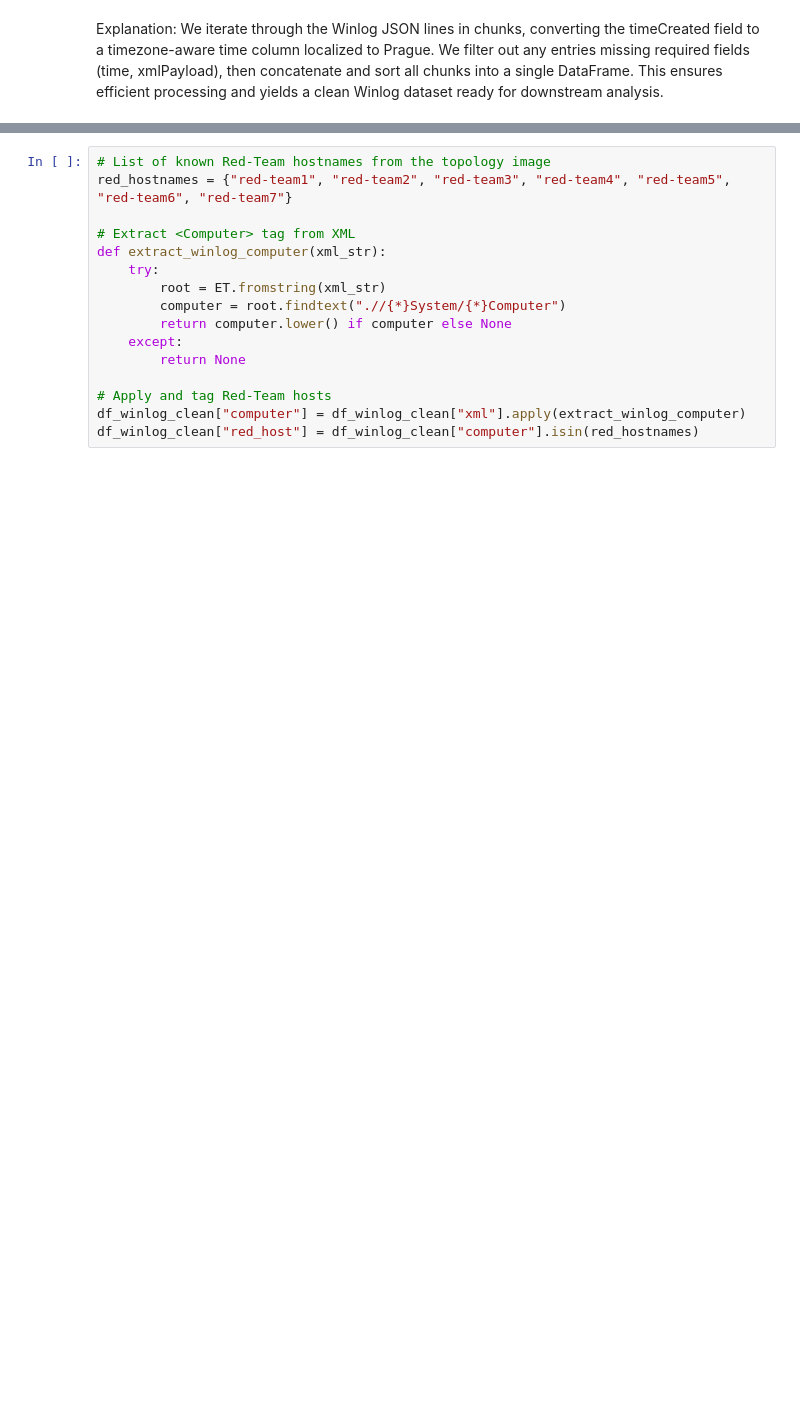
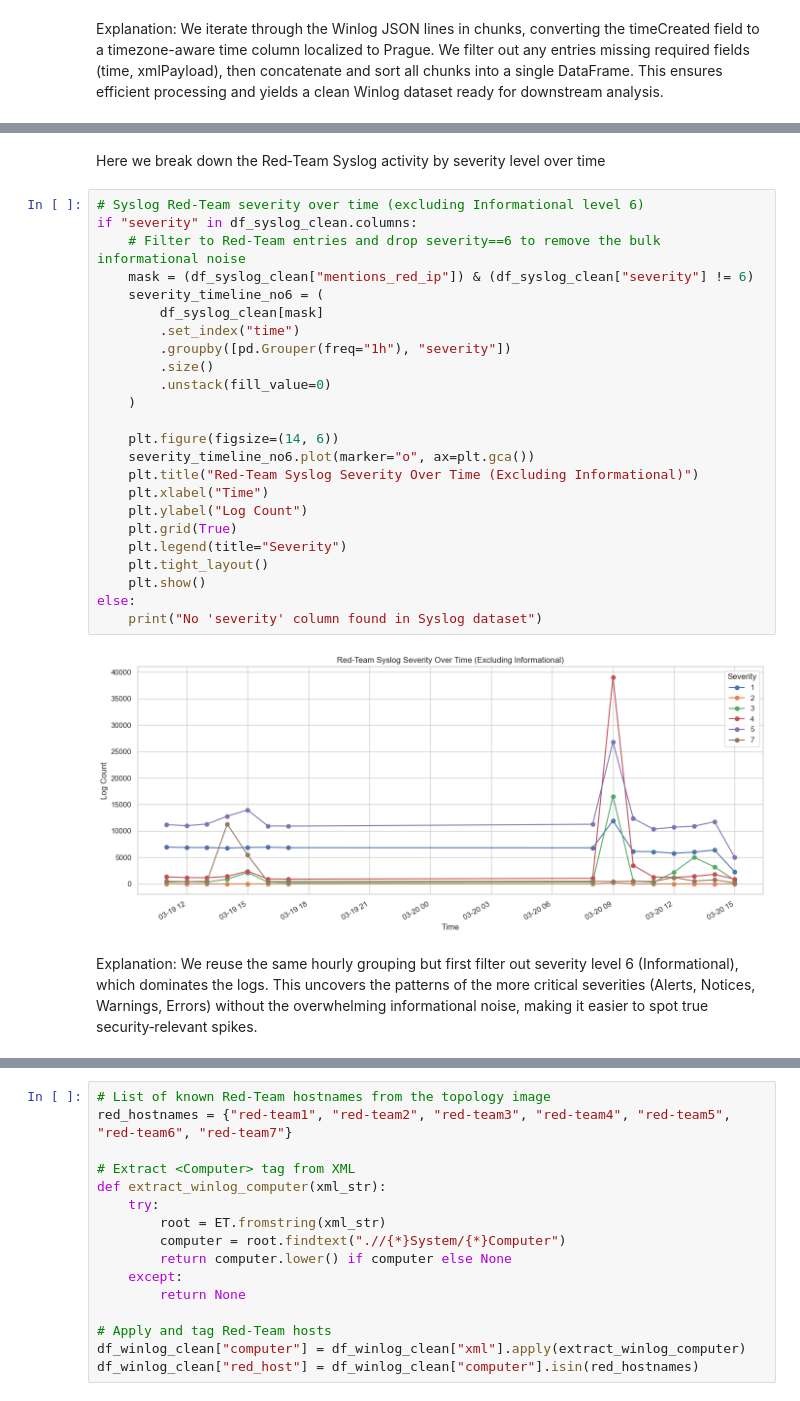
Before and after one commit to Jouni-rinnemaki/python_data_analytics_project, a Jupyter notebook: mini_project_rinnemaki.ipynb, the cells around one changed output, grey strips where cells are left out. Drawn from its saved outputs; the diff is of its cells as text; blank space fills up the shorter version.

```diff
--- a/mini_project_rinnemaki.ipynb
+++ b/mini_project_rinnemaki.ipynb
@@ -466,3 +654,34 @@ else:
+# %% [markdown]
+Here we break down the Red‑Team Syslog activity by severity level over time
+# %%
+# Syslog Red-Team severity over time (excluding Informational level 6)
+if "severity" in df_syslog_clean.columns:
+    # Filter to Red‑Team entries and drop severity==6 to remove the bulk informational noise
+    mask = (df_syslog_clean["mentions_red_ip"]) & (df_syslog_clean["severity"] != 6)
+    severity_timeline_no6 = (
+        df_syslog_clean[mask]
+        .set_index("time")
+        .groupby([pd.Grouper(freq="1h"), "severity"])
+        .size()
+        .unstack(fill_value=0)
+    )
+
+    plt.figure(figsize=(14, 6))
+    severity_timeline_no6.plot(marker="o", ax=plt.gca())
+    plt.title("Red-Team Syslog Severity Over Time (Excluding Informational)")
+    plt.xlabel("Time")
+    plt.ylabel("Log Count")
+    plt.grid(True)
+    plt.legend(title="Severity")
+    plt.tight_layout()
+    plt.show()
+else:
+    print("No 'severity' column found in Syslog dataset")
+# %% [output]
+[figure, added]
+# %% [markdown]
+Explanation:
+We reuse the same hourly grouping but first filter out severity level 6 (Informational), which dominates the logs. This uncovers the patterns of the more critical severities (Alerts, Notices, Warnings, Errors) without the overwhelming informational noise, making it easier to spot true security‑relevant spikes.
 # %%
 # Winlog Red-Team events by severity
 if "level" in df_winlog_clean.columns:
```
Also changed, not shown: parts of 62 cells of this notebook, 2 other files.
